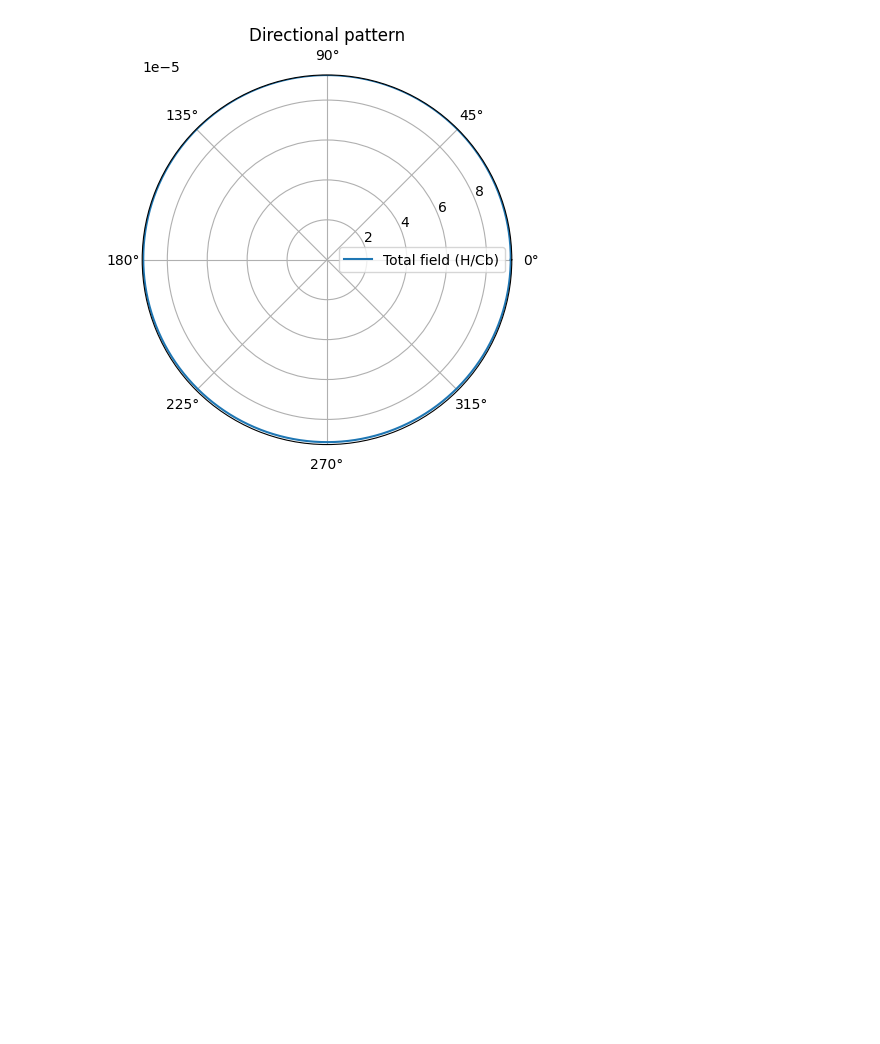
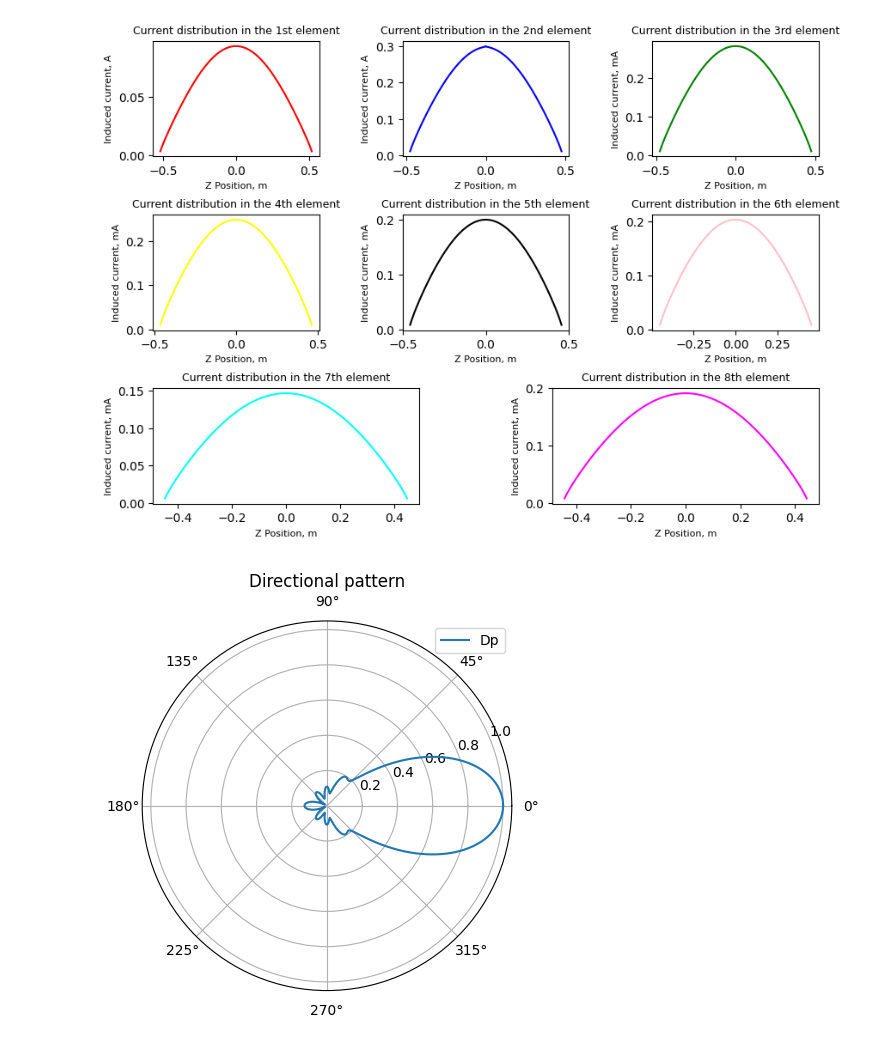
Before and after one commit to Sh4DowBurn/Method-of-Moments-for-antennas, a Jupyter notebook: test.ipynb, the cells around one changed output. Cells and saved outputs as stored; diff of their text form; code cells hidden in the pictures; blank space fills up the shorter version.

```diff
--- a/test.ipynb
+++ b/test.ipynb
@@ -39,5 +45,61 @@ plt.grid(zorder = 0)
+# %%
+plt.figure(figsize=(10, 7))
+
+#* Deploying a block matrix (reshape)
+num_elements = sum(element_num)
+element_currents = []
+cum_n = np.append(0, np.cumsum(element_num))
+for i in range (len(cum_n)-1):
+    element_currents.append(current[cum_n[i]:cum_n[i+1]])
+
+plt.subplot(3, 3, 1)
+plt.plot(R_block[0][:,2], np.abs(element_currents[0]), color = 'red')
+plt.title(f'Current distribution in the 1st element', size = 9)
+plt.xlabel('Z Position, m', size = 8)
+plt.ylabel('Induced current, A', size = 8)
+plt.subplot(3, 3, 2)
+plt.plot(R_block[1][:,2], np.abs(element_currents[1]), color = 'blue')
+plt.title(f'Current distribution in the 2nd element', size = 9)
+plt.xlabel('Z Position, m', size = 8)
+plt.ylabel('Induced current, A', size = 8)
+plt.subplot(3, 3, 3)
+plt.plot(R_block[2][:,2], np.abs(element_currents[2]), color = 'green')
+plt.title(f'Current distribution in the 3rd element', size = 9)
+plt.xlabel('Z Position, m', size = 8)
+plt.ylabel('Induced current, mA', size = 8)
+plt.subplot(3, 3, 4)
+plt.plot(R_block[3][:,2], np.abs(element_currents[3]), color = 'yellow')
+plt.title(f'Current distribution in the 4th element', size = 9)
+plt.xlabel('Z Position, m', size = 8)
+plt.ylabel('Induced current, mA', size = 8)
+plt.subplot(3, 3, 5)
+plt.plot(R_block[4][:,2], np.abs(element_currents[4]), color = 'black')
+plt.title(f'Current distribution in the 5th element', size = 9)
+plt.xlabel('Z Position, m', size = 8)
+plt.ylabel('Induced current, mA', size = 8)
+plt.subplot(3, 3, 6)
+plt.plot(R_block[5][:,2], np.abs(element_currents[5]), color = 'pink')
+plt.title(f'Current distribution in the 6th element', size = 9)
+plt.xlabel('Z Position, m', size = 8)
+plt.ylabel('Induced current, mA', size = 8)
+
+plt.subplot(3, 2, 5)
+plt.plot(R_block[6][:,2], np.abs(element_currents[6]), color = 'cyan')
+plt.title(f'Current distribution in the 7th element', size = 9)
+plt.xlabel('Z Position, m', size = 8)
+plt.ylabel('Induced current, mA', size = 8)
+plt.subplot(3, 2, 6)
+plt.plot(R_block[7][:,2], np.abs(element_currents[7]), color = 'magenta')
+plt.title(f'Current distribution in the 8th element', size = 9)
+plt.xlabel('Z Position, m', size = 8)
+plt.ylabel('Induced current, mA', size = 8)
+plt.subplots_adjust(hspace = 0.5, wspace = 0.5)
+
+plt.show()
+# %% [output]
+[figure, added]
 # %%
 from directional_pattern import calculate_dp
-E = calculate_dp(R_block, current, element_length, element_num, delta_z, wavenumber)
+P = calculate_dp(R_block, current, element_length, element_num, delta_z, wavenumber)
 # %% [output]
-[figure, old version]
+[figure, new version]
```
Also changed, not shown: parts of 3 cells of this notebook, 2 other files.
